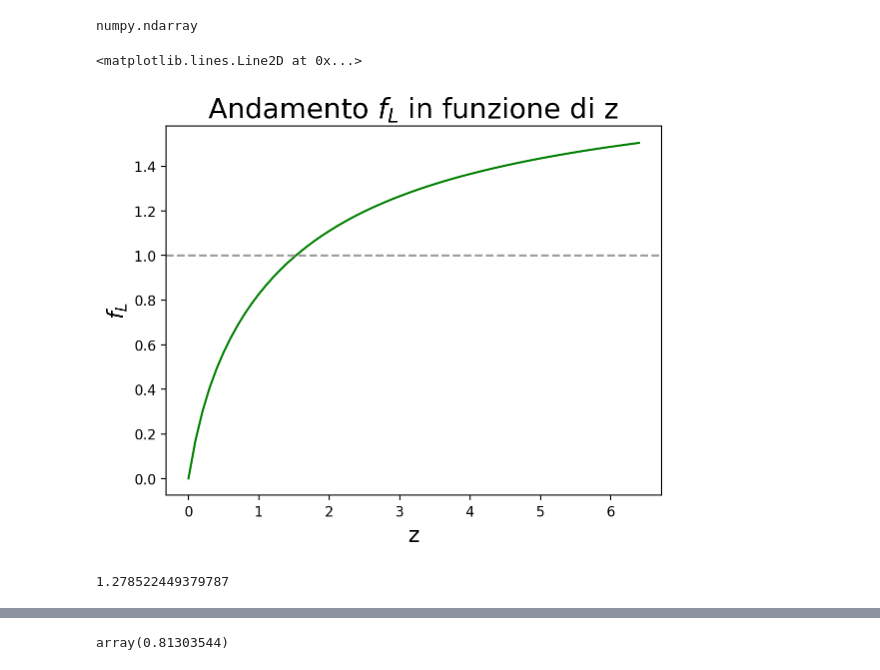
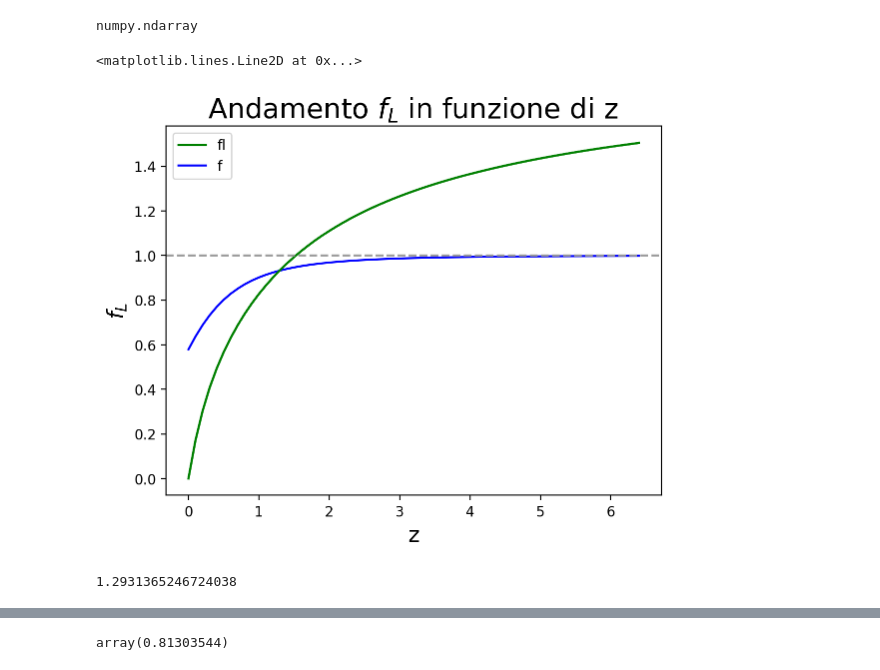
Before and after one commit to Sareva00/Tesi, a Jupyter notebook: AndamentoFl.ipynb, the cells around one changed output, grey strips where cells are left out. Cells and saved outputs as stored; diff of their text form; code cells hidden in the pictures.

```diff
--- a/AndamentoFl.ipynb
+++ b/AndamentoFl.ipynb
@@ -86,24 +86,24 @@ f1 =  interpolate.interp1d(z,fl,kind='cubic')
 f2 =  interpolate.interp1d(z,f,kind='cubic')
 # %%
 fit, ax = plt.subplots()
-#ax.plot(z,f1(z),'g', z,f2(z),'b')
+ax.plot(z,f1(z),'g', z,f2(z),'b')
 ax.plot(z,f1(z),'g')
 ax.set_xlabel('z',size=16)
 ax.set_ylabel('$f_L$',size = 16)
-#ax.legend(['fl','f'])
+ax.legend(['fl','f'])
 
 plt.title('Andamento $f_L$ in funzione di z ', size=20)
 plt.axhline(y=1, linestyle= 'dashed',color = '0.6' )
 
 
 
 #plt.axis([0.5,1.4,0,1.5])
 # %% [output]
 <matplotlib.lines.Line2D at 0x...>
-[figure, old version]
+[figure, new version]
 # %%
 y2= lambda x: f1(x) - f2(x)
-error1 = optimize.brentq(y2,1,2)
+error1 = optimize.brentq(y2,1,1.5)
 error1
 # %% [output]
-1.278522449379787
+1.2931365246724038
```
Also changed, not shown: parts of 2 cells of this notebook, 5 other files.
